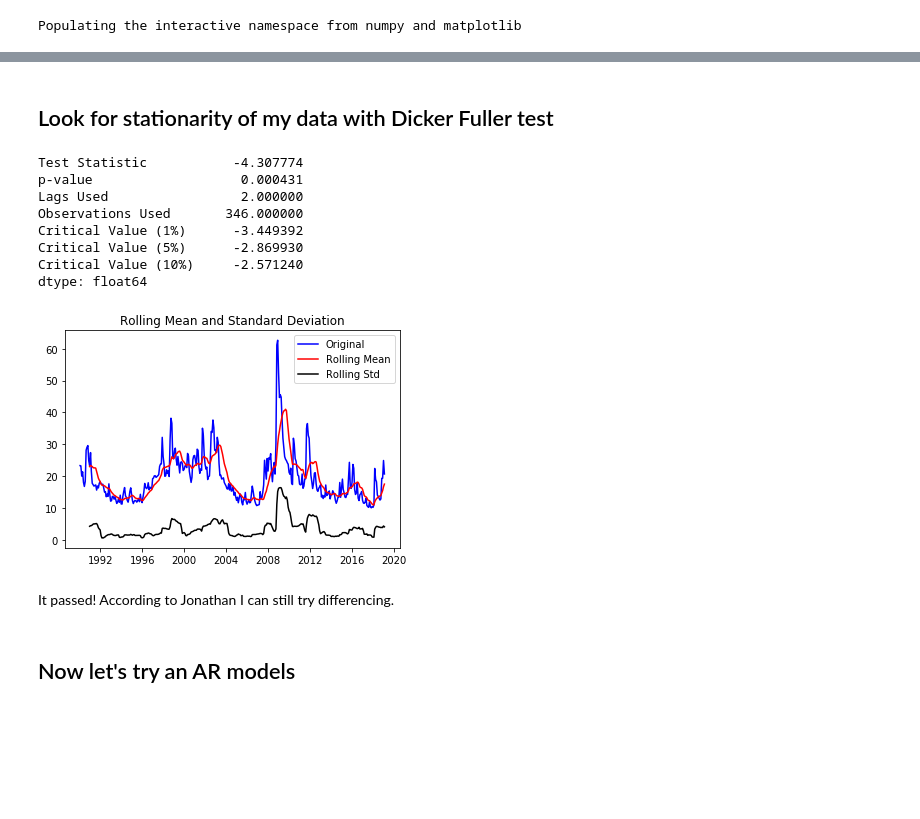
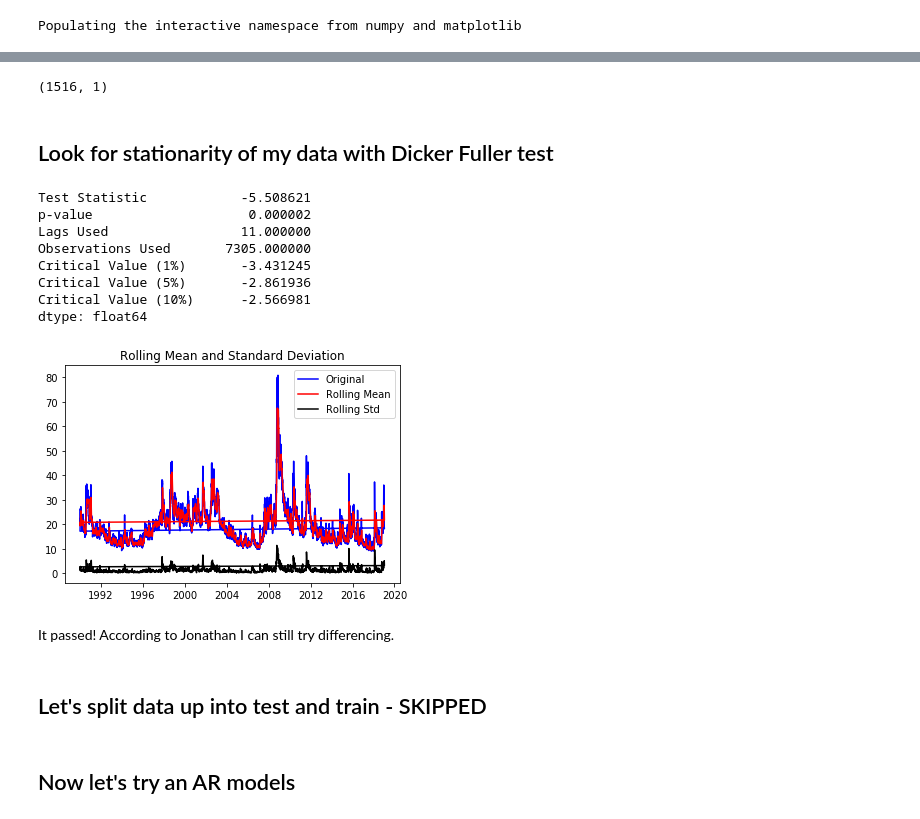
Before and after one commit to NathanMaton/vix_prediction, a Jupyter notebook: Luther Skateboard-Copy1.ipynb, the cells around one changed output, grey strips where cells are left out. Saved outputs shown, nothing was run; the diff lists cells and outputs as text; code cells hidden in the pictures; blank space fills up the shorter version.

Commit message:
creating helper funcs, split data, need to do more prediction testing

```diff
--- a/Luther Skateboard-Copy1.ipynb
+++ b/Luther Skateboard-Copy1.ipynb
@@ -30,3 +19,9 @@ plt.plot(vix_close.index,vix_close.vix_close)
+# %%
+vix_close , prime, weekly_vix = clean_data()
+# %%
+weekly_vix.shape
+# %% [output]
+(1516, 1)
 # %% [markdown]
 ## Look for stationarity of my data with Dicker Fuller test
 # %%
@@ -34,33 +30,16 @@ import statsmodels.tsa.stattools as ts
-# %%
-def dftest(timeseries):
-    dftest = ts.adfuller(timeseries, autolag='AIC')
-    dfoutput = pd.Series(dftest[0:4], index=['Test Statistic','p-value','Lags Used','Observations Used'])
-    for key,value in dftest[4].items():
-        dfoutput['Critical Value (%s)'%key] = value
-    print(dfoutput)
-    #Determine rolling statistics
-    rolmean = timeseries.rolling(window=12).mean()
-    rolstd = timeseries.rolling(window=12).std()
-
-    #Plot rolling statistics:
-    orig = plt.plot(timeseries, color='blue',label='Original')
-    mean = plt.plot(rolmean, color='red', label='Rolling Mean')
-    std = plt.plot(rolstd, color='black', label = 'Rolling Std')
-    plt.legend(loc='best')
-    plt.title('Rolling Mean and Standard Deviation')
-    plt.show(block=False)
-# %%
-monthly_vix = vix_close.resample('M').mean()
-dftest(monthly_vix.vix_close)
-# %% [output]
-Test Statistic           -4.307774
-p-value                   0.000431
-Lags Used                 2.000000
-Observations Used       346.000000
-Critical Value (1%)      -3.449392
-Critical Value (5%)      -2.869930
-Critical Value (10%)     -2.571240
-dtype: float64
-[figure, removed]
+# %%
+dftest(vix_close.vix_close)
+# %% [output]
+Test Statistic            -5.508621
+p-value                    0.000002
+Lags Used                 11.000000
+Observations Used       7305.000000
+Critical Value (1%)       -3.431245
+Critical Value (5%)       -2.861936
+Critical Value (10%)      -2.566981
+dtype: float64
+[figure, added]
 # %% [markdown]
 It passed! According to Jonathan I can still try differencing.
+# %% [markdown]
+## Let's split data up into test and train - SKIPPED
```
Also changed, not shown: parts of 56 cells of this notebook, 3 other files.
